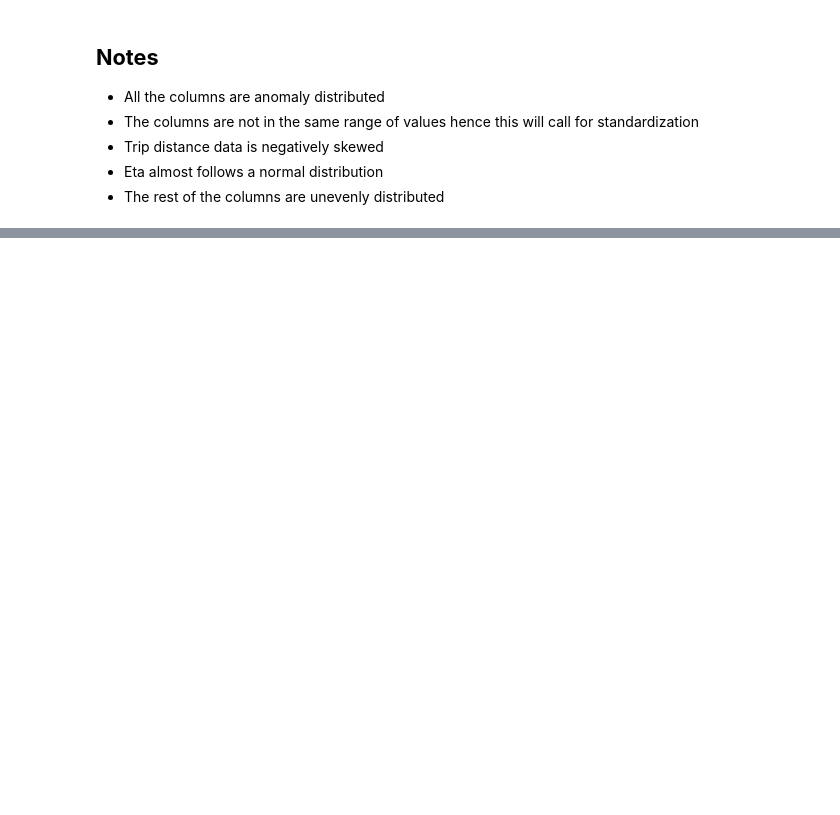
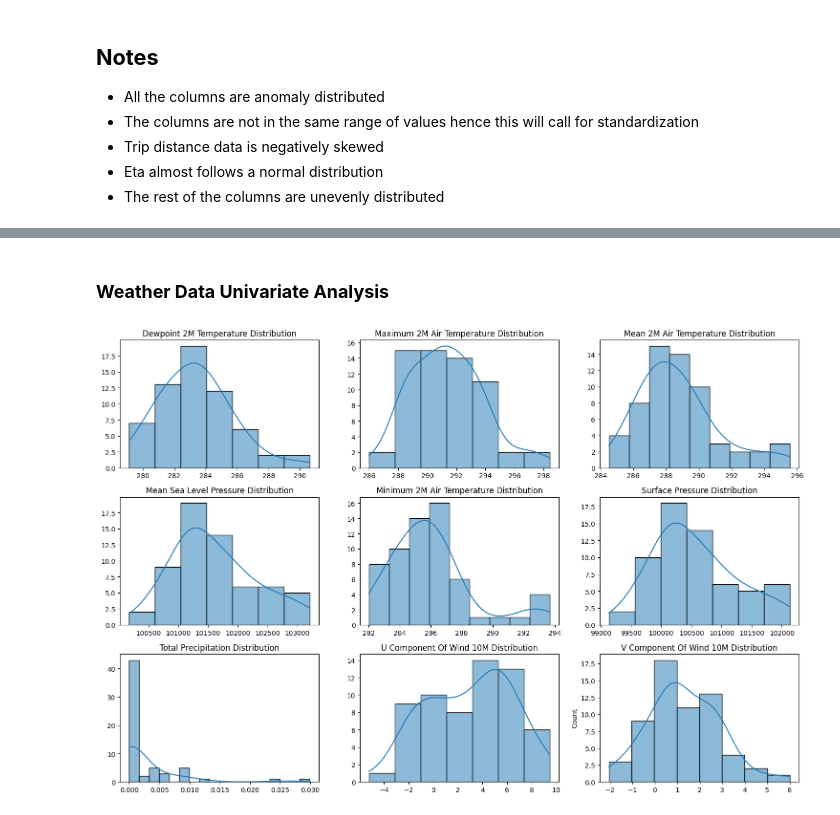
Before and after one commit to murithidenisgitobu/Yassir-Expected-Time-of-Arrival-ETA-Prediction, a Jupyter notebook: Notebook/yassir_notebook.ipynb, the cells around one changed output, grey strips where cells are left out. Drawn from its saved outputs; the diff is of its cells as text; code cells hidden in the pictures; blank space fills up the shorter version.

Commit message:
Merged data Analysis

```diff
--- a/Notebook/yassir_notebook.ipynb
+++ b/Notebook/yassir_notebook.ipynb
@@ -272,0 +328,5 @@ for i in range(6):
+# %%
+# Change date to datetime
+weather['date'] = pd.to_datetime(weather['date'])
+
+weather.info()
@@ -272,0 +359,8 @@ for i in range(6):
+# %%
+# Make date column the index
+weather.set_index('date', inplace=True)
+
+weather.sort_index(inplace=True)
+
+# Display the first few rows
+weather.head()
@@ -272,0 +390,25 @@ for i in range(6):
+# %% [markdown]
+### **Weather Data Univariate Analysis**
+# %%
+# Create 3 columns and 3 rows of subplots
+fig, ax = plt.subplots(3, 3, figsize=(15, 10))
+
+# Flatten the axes array for easy iteration
+ax = ax.flatten()
+
+# Create titles for each subplot
+titles = [f'{col.replace("_", " ").title()} Distribution' for col in weather.columns[:9]]
+
+# Plot each weather column
+for i in range(9):
+    sns.histplot(weather[weather.columns[i]], ax=ax[i], kde=True, fill=True)
+    ax[i].set_xlabel('')
+    ax[i].set_title(titles[i])
+    if i != 8:  # Only the last subplot gets a y-axis label
+        ax[i].set_ylabel('')
+
+# Adjust layout for better spacing
+fig.tight_layout()
+plt.show()
+# %% [output]
+[figure, added]
```
Also changed, not shown: parts of 21 cells of this notebook.
